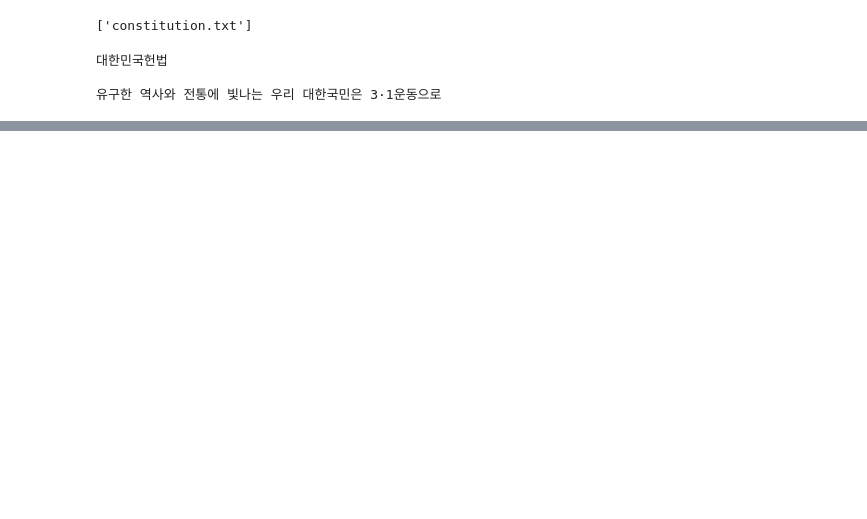
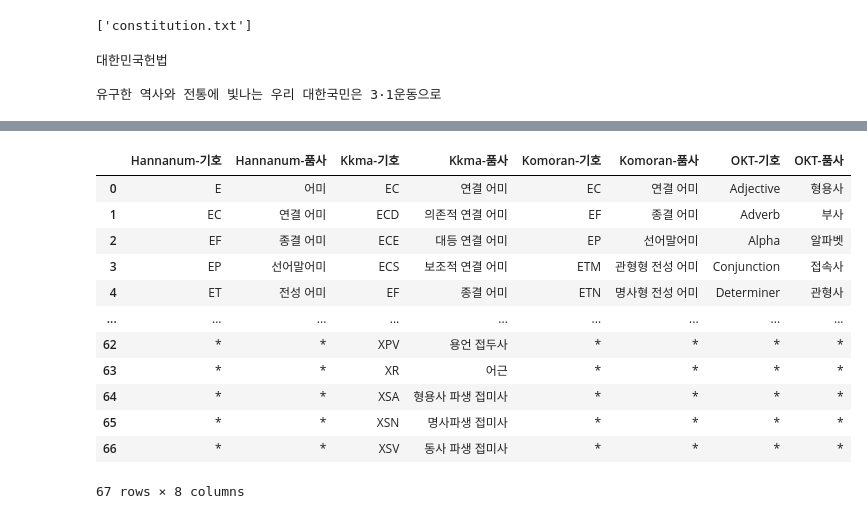
Before and after one commit to JIYOUNGL22/practice_algorithm, a Jupyter notebook: konlpy.ipynb, the cells around one changed output, grey strips where cells are left out. Drawn from its saved outputs; the diff is of its cells as text; code cells hidden in the pictures; blank space fills up the shorter version.

```diff
--- a/konlpy.ipynb
+++ b/konlpy.ipynb
@@ -20,0 +124,28 @@ okt = Okt()
+# %%
+tagsets = pd.DataFrame()
+N = 67
+tagsets["Hannanum-기호"] = list(hannanum.tagset.keys()) + list("*" * (N - len(hannanum.tagset)))
+tagsets["Hannanum-품사"] = list(hannanum.tagset.values()) + list("*" * (N - len(hannanum.tagset)))
+tagsets["Kkma-기호"] = list(kkma.tagset.keys()) + list("*" * (N - len(kkma.tagset)))
+tagsets["Kkma-품사"] = list(kkma.tagset.values()) + list("*" * (N - len(kkma.tagset)))
+tagsets["Komoran-기호"] = list(komoran.tagset.keys()) + list("*" * (N - len(komoran.tagset)))
+tagsets["Komoran-품사"] = list(komoran.tagset.values()) + list("*" * (N - len(komoran.tagset)))
+# tagsets["Mecab-기호"] = list(mecab.tagset.keys()) + list("*" * (N - len(mecab.tagset)))
+# tagsets["Mecab-품사"] = list(mecab.tagset.values()) + list("*" * (N - len(mecab.tagset)))
+tagsets["OKT-기호"] = list(okt.tagset.keys()) + list("*" * (N - len(okt.tagset)))
+tagsets["OKT-품사"] = list(okt.tagset.values()) + list("*" * (N - len(okt.tagset)))
+tagsets
+# %% [output]
+|  | Hannanum-기호 | Hannanum-품사 | Kkma-기호 | Kkma-품사 | Komoran-기호 | Komoran-품사 | OKT-기호 | OKT-품사 |
+| 0 | E | 어미 | EC | 연결 어미 | EC | 연결 어미 | Adjective | 형용사 |
+| 1 | EC | 연결 어미 | ECD | 의존적 연결 어미 | EF | 종결 어미 | Adverb | 부사 |
+| 2 | EF | 종결 어미 | ECE | 대등 연결 어미 | EP | 선어말어미 | Alpha | 알파벳 |
+| 3 | EP | 선어말어미 | ECS | 보조적 연결 어미 | ETM | 관형형 전성 어미 | Conjunction | 접속사 |
+| 4 | ET | 전성 어미 | EF | 종결 어미 | ETN | 명사형 전성 어미 | Determiner | 관형사 |
+| ... | ... | ... | ... | ... | ... | ... | ... | ... |
+| 62 | * | * | XPV | 용언 접두사 | * | * | * | * |
+| 63 | * | * | XR | 어근 | * | * | * | * |
+| 64 | * | * | XSA | 형용사 파생 접미사 | * | * | * | * |
+| 65 | * | * | XSN | 명사파생 접미사 | * | * | * | * |
+| 66 | * | * | XSV | 동사 파생 접미사 | * | * | * | * |
+67 rows × 8 columns
```
Also changed, not shown: parts of 10 cells of this notebook.
